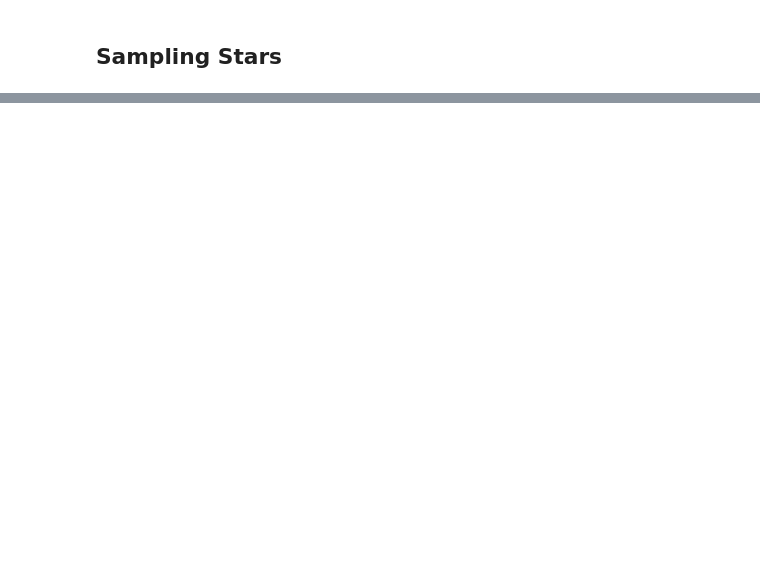
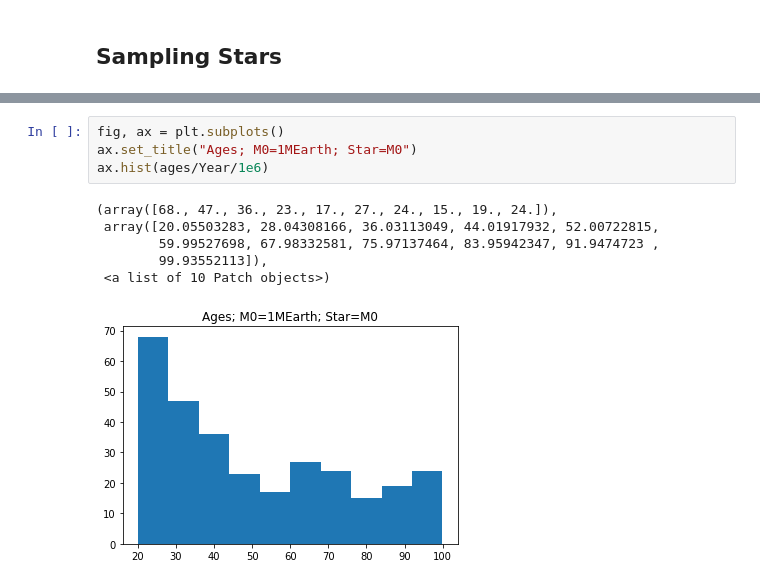
Before and after one commit to LoicNassif/CE-Irregular-Satellites, a Jupyter notebook: jupyter_examples/yieldOpt.ipynb, the cells around one changed output, grey strips where cells are left out. Drawn from its saved outputs; the diff is of its cells as text; blank space fills up the shorter version.

```diff
--- a/jupyter_examples/yieldOpt.ipynb
+++ b/jupyter_examples/yieldOpt.ipynb
@@ -237,0 +275,11 @@ ax.hist(Imag)
+# %%
+fig, ax = plt.subplots()
+ax.set_title("Ages; M0=1MEarth; Star=M0")
+ax.hist(ages/Year/1e6)
+# %% [output]
+(array([68., 47., 36., 23., 17., 27., 24., 15., 19., 24.]),
+ array([20.05503283, 28.04308166, 36.03113049, 44.01917932, 52.00722815,
+        59.99527698, 67.98332581, 75.97137464, 83.95942347, 91.9474723 ,
+        99.93552113]),
+ <a list of 10 Patch objects>)
+[figure, added]
```
Also changed, not shown: parts of 14 cells of this notebook.
